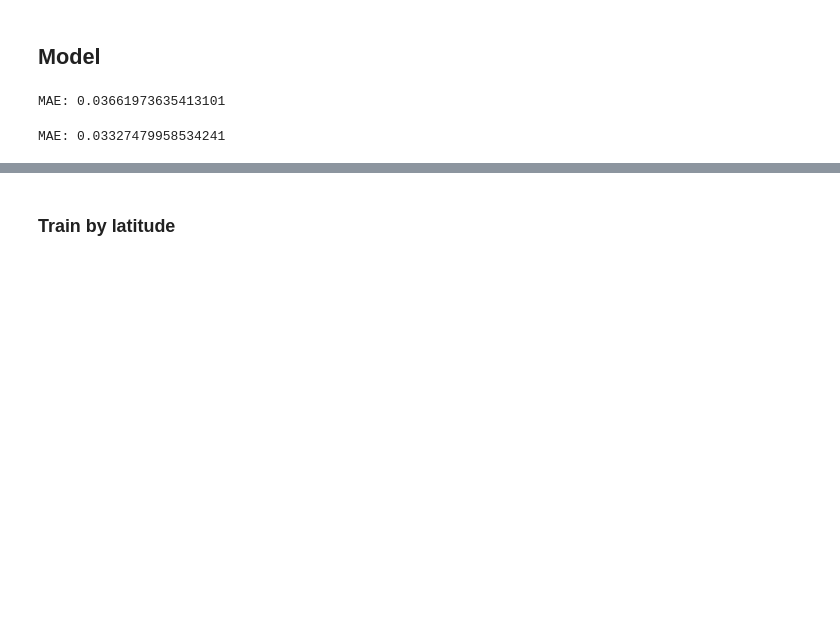
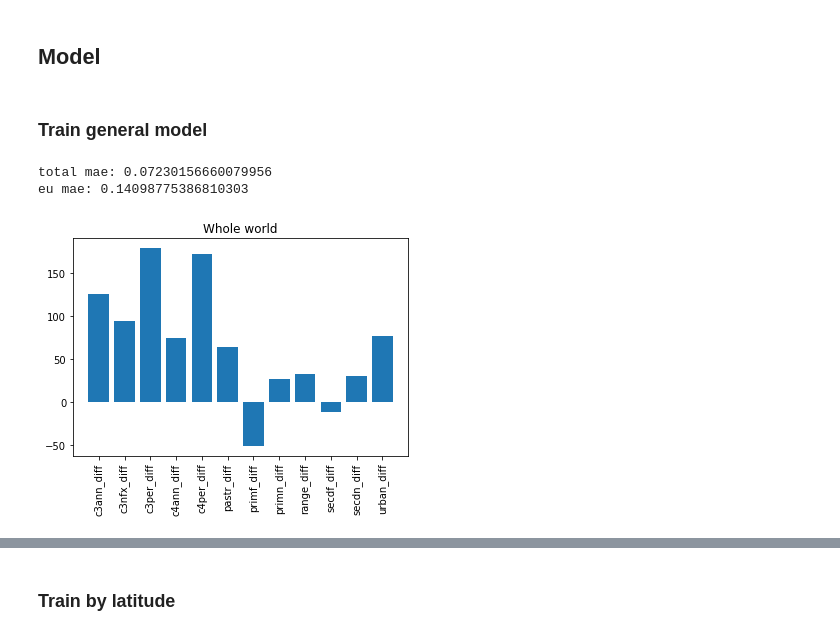
Before and after one commit to Project-Resilience/mvp, a Jupyter notebook: model/forest.ipynb, the cells around one changed output, grey strips where cells are left out. Drawn from its saved outputs; the diff is of its cells as text; code cells hidden in the pictures; blank space fills up the shorter version.

```diff
--- a/model/forest.ipynb
+++ b/model/forest.ipynb
@@ -178,22 +179,39 @@ Loading data...
 # %% [markdown]
 ## Model
-# %%
-X_train, y_train = shuffle(data["Train"]["X"], data["Train"]["y"], random_state=42)
-
-# model = XGBRegressor(random_state=42, n_jobs=-1)
-model = RandomForestRegressor(random_state=42, n_jobs=-1)
-model.fit(X_train, y_train)
-pred = model.predict(data["Test"]["X"])
-print(f"MAE: {mean_absolute_error(data['Test']['y'], pred)}")
-
-# TODO: uncomment this to write model to file
-# dump(model, "../demo/predictors/ELUC_forest.joblib")
-# %% [output]
-MAE: 0.03661973635413101
-# %%
-model = LinearRegression(n_jobs=-1)
-model.fit(X_train, y_train)
-pred = model.predict(data["Test"]["X"])
-print(f"MAE: {mean_absolute_error(data['Test']['y'], pred)}")
-# %% [output]
-MAE: 0.03327479958534241
+# %% [markdown]
+### Train general model
+# %%
+def eval_model(model, df, test_year):
+    test = df.loc[test_year:]
+    X_test = test[FEATURES]
+    y_test = test[LABEL]
+    y_pred = model.predict(X_test)
+    mae = mean_absolute_error(y_test, y_pred)
+    return mae
+
+def train_model(df, test_year):
+    model = LinearRegression(n_jobs=-1)
+    train = df.loc[:test_year]
+    X_train = train[FEATURES]
+    y_train = train[LABEL]
+    model.fit(X_train, y_train)
+    mae = eval_model(model, df, test_year)
+    return model, mae
+# %%
+def plot_model_weights(model, title):
+    plt.bar(LAND_DIFF_FEATURES, model.coef_)
+    plt.title(title)
+    plt.xticks(rotation=90)
+    plt.show()
+# %%
+model, mae = train_model(df, 2012)
+print(f"total mae: {mae}")
+
+whole_eu_mae = eval_model(model, eu_df, 2012)
+print(f"eu mae: {whole_eu_mae}")
+
+plot_model_weights(model, "Whole world")
+# %% [output]
+total mae: 0.07230156660079956
+eu mae: 0.14098775386810303
+[figure, added]
```
Also changed, not shown: parts of 30 cells of this notebook, 35 other files.
